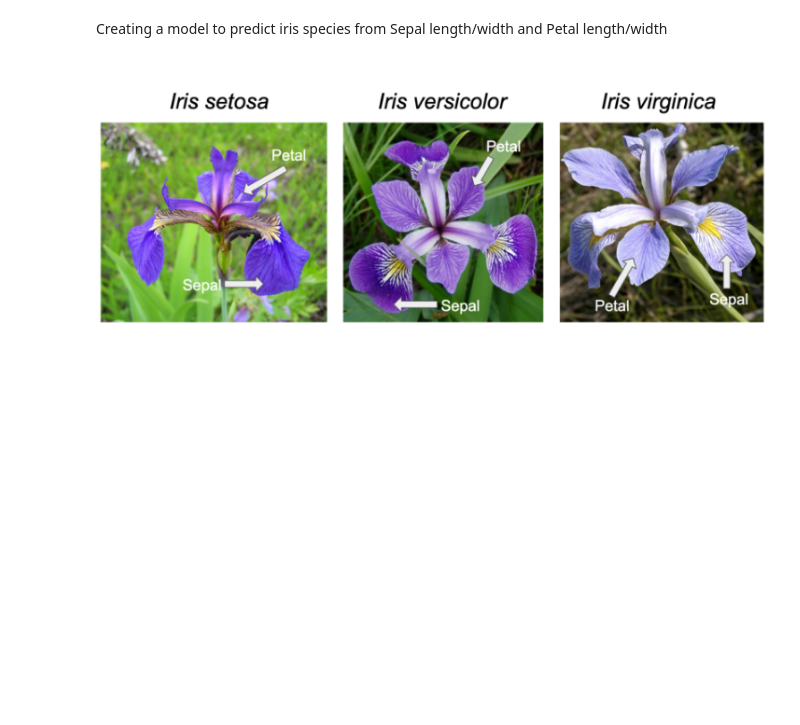
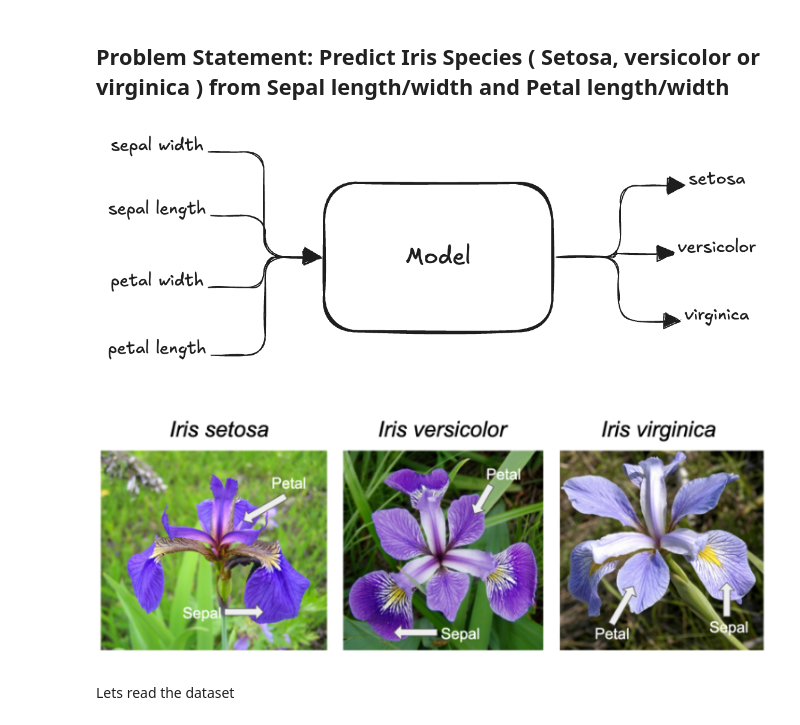
Before and after one commit to golark/gpt_primer, a Jupyter notebook: notebooks/iris_mlp.ipynb, the cells around one changed output. Saved outputs shown, nothing was run; the diff lists cells and outputs as text; code cells hidden in the pictures; blank space fills up the shorter version.

```diff
--- a/notebooks/iris_mlp.ipynb
+++ b/notebooks/iris_mlp.ipynb
@@ -1,10 +1,15 @@
 # %% [markdown]
-Creating a model to predict iris species from Sepal length/width and Petal length/width
+## Problem Statement: Predict Iris Species ( Setosa, versicolor or virginica ) from Sepal length/width and Petal length/width
 # %%
 from IPython.display import Image, display
-display(Image(filename="../media/iris.png"))
+
+display(Image(filename="../images/iris_io.png"))
+display(Image(filename="../images/iris.png"))
 # %% [output]
-[figure, old version]
+[figure, new version]
+[figure, added]
+# %% [markdown]
+Lets read the dataset
 # %%
 import pandas as pd
 df = pd.read_csv('../dataset/iris.csv')
```
Also changed, not shown: parts of 12 cells of this notebook, 12 other files.
